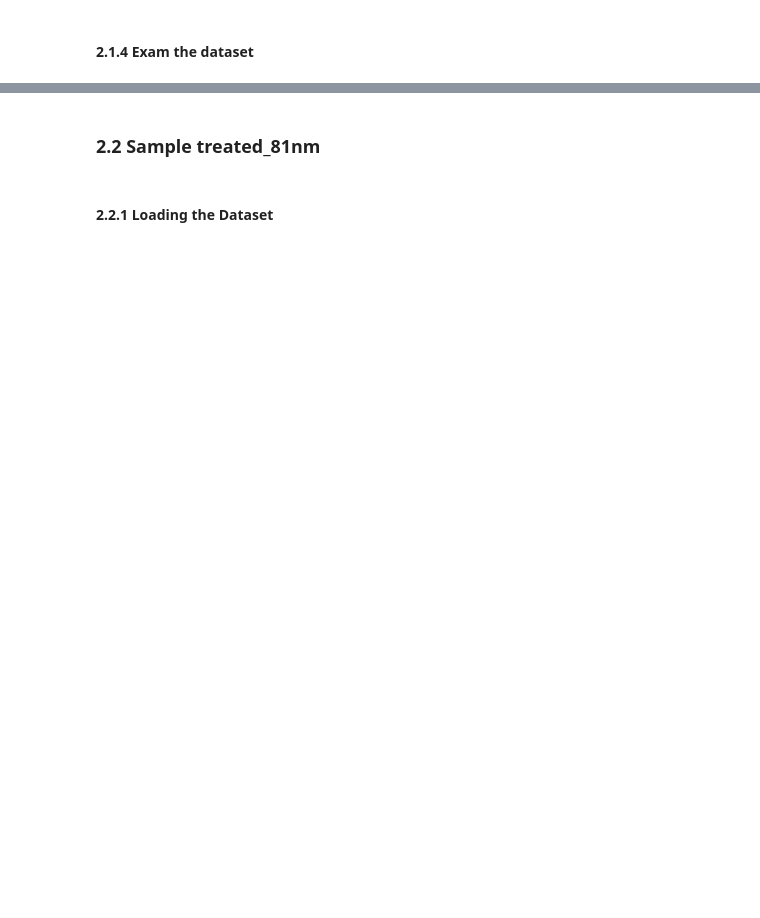
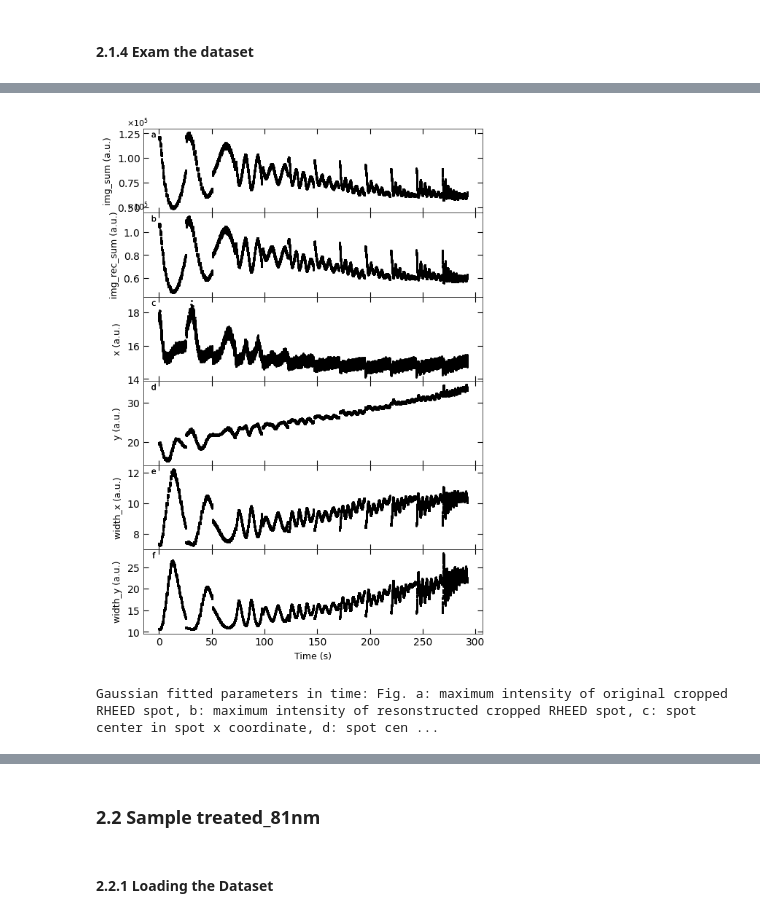
Before and after one commit to m3-learning/Predicting-Pulsed-Laser-Deposition-SrTiO3-Homoepitaxy-Growth-Dynamics-using-RHEED, a Jupyter notebook: book/_build/jupyter_execute/content/3_RHEED_metrics-details.ipynb, the cells around one changed output, grey strips where cells are left out. Drawn from its saved outputs; the diff is of its cells as text; code cells hidden in the pictures; blank space fills up the shorter version.

```diff
--- a/book/_build/jupyter_execute/content/3_RHEED_metrics-details.ipynb
+++ b/book/_build/jupyter_execute/content/3_RHEED_metrics-details.ipynb
@@ -98,8 +176,10 @@ D1_para.viz_RHEED_parameter(growth='growth_1', spot='spot_2', index=10000)
 # %%
 growth_list = ['growth_1', 'growth_2', 'growth_3', 'growth_4', 'growth_5', 'growth_6',
                'growth_7', 'growth_8', 'growth_9', 'growth_10', 'growth_11', 'growth_12']
-D1_para.viz_RHEED_parameter_trend(growth_list, spot='spot_2', metric_list=['img_sum', 'img_rec_sum', 'x', 'y', 'width_x', 'width_y'],
-                                  head_tail=(100,500), interval=200)
+D1_para.viz_RHEED_parameter_trend(growth_list, spot='spot_2', metric_list=['img_sum', 'img_rec_sum', 'x', 'y', 'width_x', 'width_y'], head_tail=(100,500), interval=200)
+# %% [output]
+[figure, added]
+Gaussian fitted parameters in time: Fig. a: maximum intensity of original cropped RHEED spot, b: maximum intensity of resonstructed cropped RHEED spot, c: spot center in spot x coordinate, d: spot cen ...
 # %%
 growth_list = ['growth_1', 'growth_2', 'growth_3', 'growth_4', 'growth_5', 'growth_6',
                'growth_7', 'growth_8', 'growth_9', 'growth_10', 'growth_11', 'growth_12']
```
Also changed, not shown: parts of 39 cells of this notebook, 36 other files.
